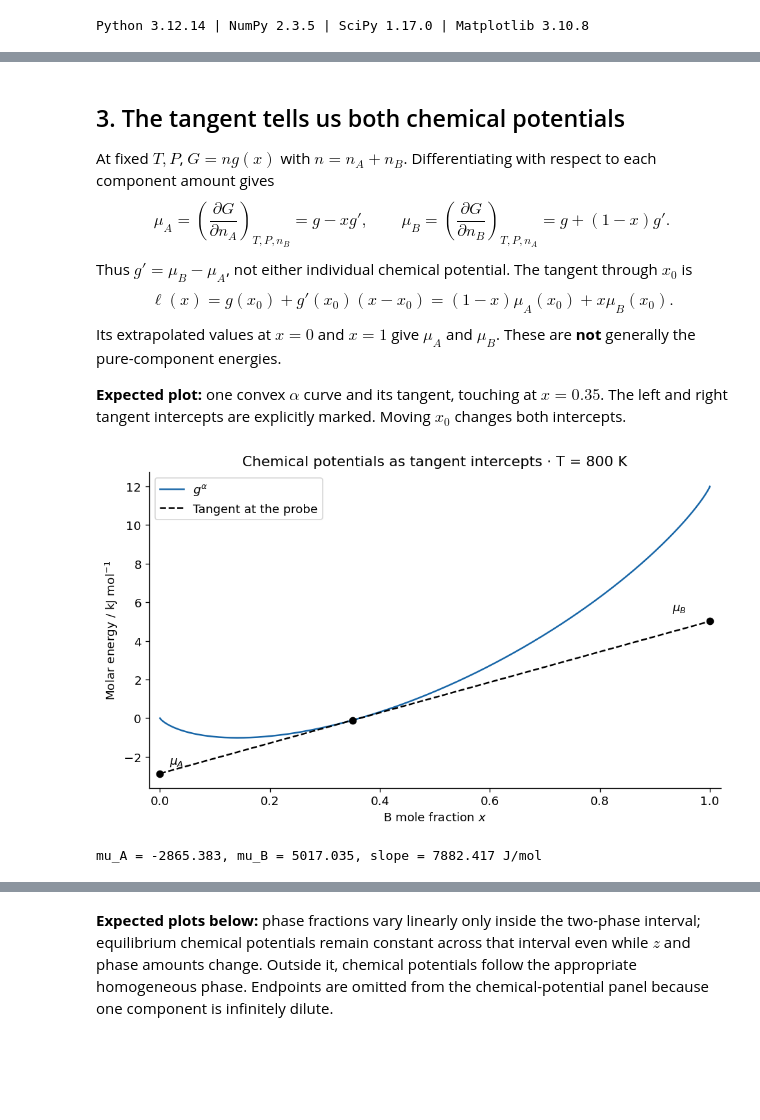
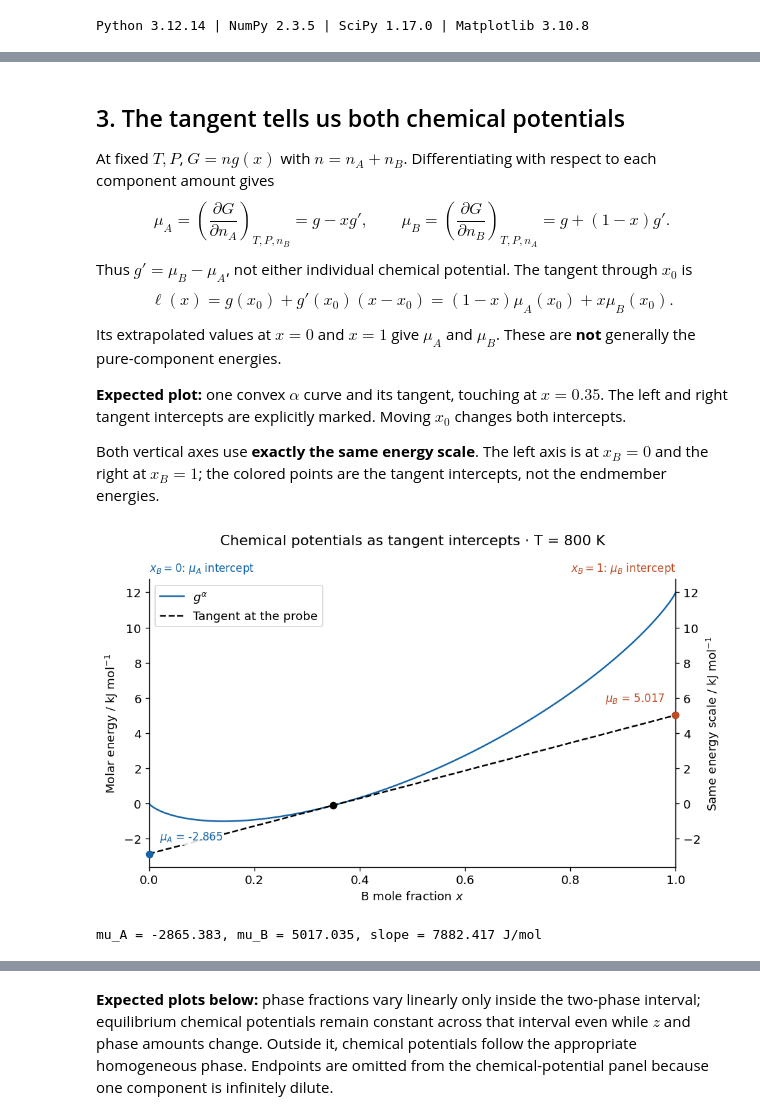
Before and after one commit to saswataiith/saswataiith.github.io, a Jupyter notebook: files/teaching/thermodynamics-kinetics/phase-equilibria-01.ipynb, the cells around one changed output, grey strips where cells are left out. Cells and saved outputs as stored; diff of their text form; code cells hidden in the pictures; blank space fills up the shorter version.

```diff
--- a/files/teaching/thermodynamics-kinetics/phase-equilibria-01.ipynb
+++ b/files/teaching/thermodynamics-kinetics/phase-equilibria-01.ipynb
@@ -37,6 +37,30 @@ plt.rcParams.update({"figure.dpi": 120, "font.size": 11,
                      "axes.spines.top": False, "axes.spines.right": False})
 print(f"Python {sys.version.split()[0]} | NumPy {np.__version__} | "
       f"SciPy {scipy.__version__} | Matplotlib {matplotlib.__version__}")
+
+
+def intercept_axes(ax, mu_a, mu_b, unit=1000.0):
+    """Place identical energy scales at x_B=0 and x_B=1, not independent scales."""
+    ax.set_xlim(0, 1)
+    ax.spines["left"].set_position(("data", 0))
+    ax.spines["right"].set_visible(True)
+    right = ax.secondary_yaxis("right", functions=(lambda y: y, lambda y: y))
+    ax.set_ylabel("Molar energy / kJ mol$^{-1}$")
+    right.set_ylabel("Same energy scale / kJ mol$^{-1}$")
+    ax.text(0, 1.015, r"$x_B=0$: $\mu_A$ intercept", transform=ax.transAxes,
+            ha="left", va="bottom", fontsize=10, color="#1665a7")
+    ax.text(1, 1.015, r"$x_B=1$: $\mu_B$ intercept", transform=ax.transAxes,
+            ha="right", va="bottom", fontsize=10, color="#bb4b25")
+    for xp, value, label, col, align, dx in [
+        (0, mu_a/unit, r"$\mu_A$", "#1665a7", "left", 10),
+        (1, mu_b/unit, r"$\mu_B$", "#bb4b25", "right", -10)]:
+        ax.plot(xp, value, "o", color=col, clip_on=False, zorder=8)
+        ax.annotate(f"{label} = {value:.3f}", (xp, value),
+                    xytext=(dx, 13), textcoords="offset points", ha=align,
+                    color=col, fontsize=10,
+                    bbox=dict(facecolor="white", edgecolor="none", alpha=.85, pad=1))
+    ax.set_title(ax.get_title(), pad=32)
+    return right
 # %% [output]
 Python 3.12.14 | NumPy 2.3.5 | SciPy 1.17.0 | Matplotlib 3.10.8
 # %% [markdown]
@@ -60,7 +86,7 @@ R = 8.314462618
 T = 800.0
 z = 0.40                 # overall B mole fraction
 x_probe = 0.35           # composition for the single-phase tangent
-refs = {"alpha": (0.0, 12000.0), "beta": (8000.0, 0.0)}
+refs = {"alpha": (0.0, 12000.0), "liquid": (8000.0, 0.0)}
 
 
 def g(x, T, phase):
@@ -84,7 +110,7 @@ def mu(x, T, phase):
     return g(x, T, phase)-x*slope, g(x, T, phase)+(1-x)*slope
 
 x = np.linspace(0, 1, 1001)
-colors = {"alpha": "#1665a7", "beta": "#bb4b25"}
+colors = {"alpha": "#1665a7", "liquid": "#bb4b25"}
 # %% [markdown]
 ## 3. The tangent tells us both chemical potentials
 At fixed $T,P$, $G=ng(x)$ with $n=n_A+n_B$. Differentiating with respect to each component amount gives
@@ -95,21 +121,22 @@ $$\ell(x)=g(x_0)+g'(x_0)(x-x_0)=(1-x)\mu_A(x_0)+x\mu_B(x_0).$$
 Its extrapolated values at $x=0$ and $x=1$ give $\mu_A$ and $\mu_B$. These are **not** generally the pure-component energies.
 
 **Expected plot:** one convex $\alpha$ curve and its tangent, touching at $x=0.35$. The left and right tangent intercepts are explicitly marked. Moving $x_0$ changes both intercepts.
+
+Both vertical axes use **exactly the same energy scale**. The left axis is at $x_B=0$ and the right at $x_B=1$; the colored points are the tangent intercepts, not the endmember energies.
 # %%
 ma, mb = mu(x_probe, T, "alpha")
 fig, ax = plt.subplots(figsize=(8, 4.8), layout="constrained")
 ax.plot(x, g(x, T, "alpha")/1000, color=colors["alpha"], label=r"$g^\alpha$")
 ax.plot(x, ((1-x)*ma+x*mb)/1000, "k--", label="Tangent at the probe")
 ax.scatter([0, x_probe, 1], [ma/1000, g(x_probe,T,"alpha")/1000, mb/1000], color="black", zorder=4)
-ax.annotate(r"$\mu_A$", (0, ma/1000), xytext=(9, 9), textcoords="offset points")
-ax.annotate(r"$\mu_B$", (1, mb/1000), xytext=(-35, 10), textcoords="offset points")
 ax.set(xlim=(-0.02,1.02), xlabel=r"B mole fraction $x$", ylabel="Molar energy / kJ mol$^{-1}$",
        title=f"Chemical potentials as tangent intercepts · T = {T:g} K")
 ax.legend(loc="upper left")
+intercept_axes(ax, ma, mb)
 plt.show()
 print(f"mu_A = {ma:.3f}, mu_B = {mb:.3f}, slope = {mb-ma:.3f} J/mol")
 # %% [output]
-[figure, old version]
+[figure, new version]
 mu_A = -2865.383, mu_B = 5017.035, slope = 7882.417 J/mol
 # %% [markdown]
 ## 4. A common tangent enforces equilibrium
```
Also changed, not shown: parts of 17 cells of this notebook, 2 other files.
